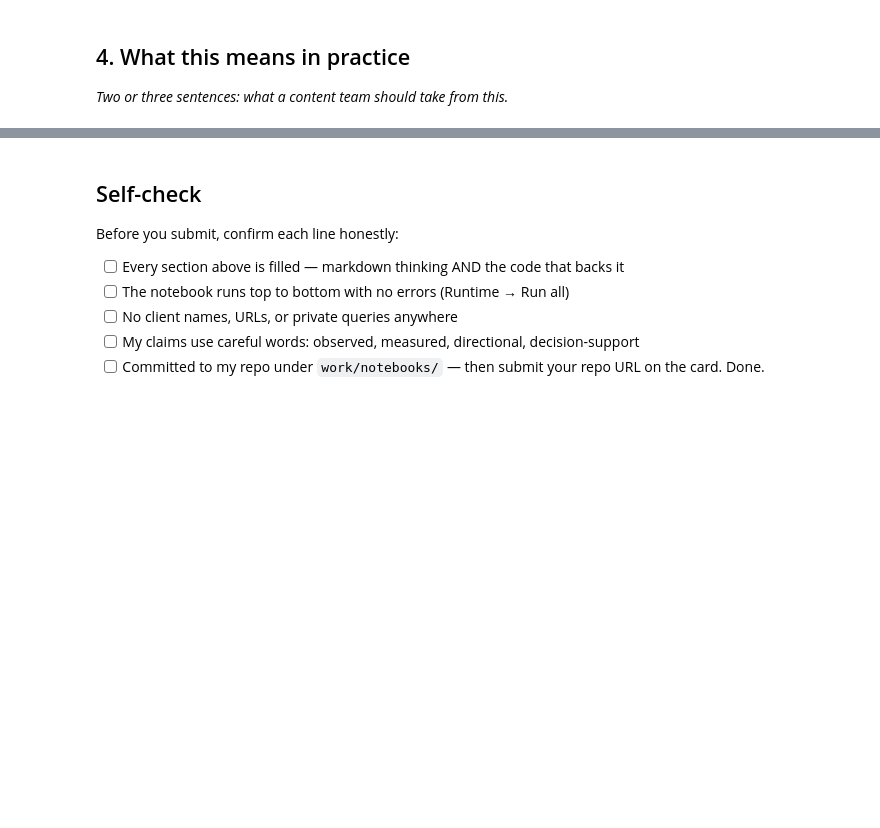
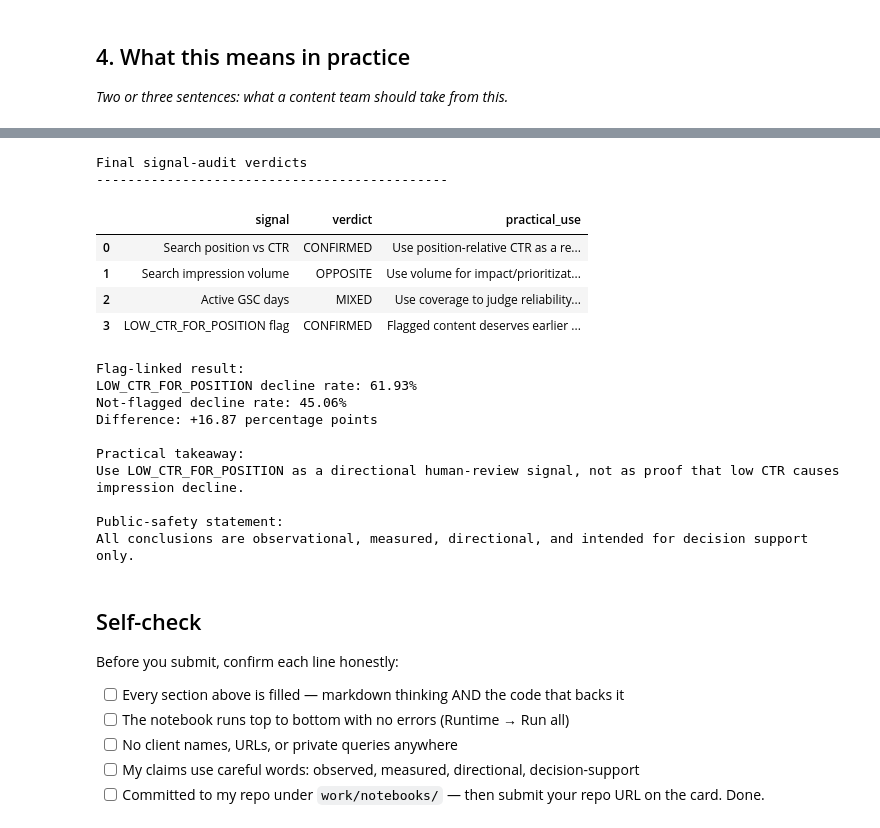
Before and after one commit to azam-hussain-ml/Starter-Notebook-flyrank-ml-internship, a Jupyter notebook: work/notebooks/w04_signal_audit.ipynb, the cells around one changed output, grey strips where cells are left out. Cells and saved outputs as stored; diff of their text form; code cells hidden in the pictures; blank space fills up the shorter version.

Commit message:
Complete ML-06 signal audit and flag validation

```diff
--- a/work/notebooks/w04_signal_audit.ipynb
+++ b/work/notebooks/w04_signal_audit.ipynb
@@ -25,3 +551,68 @@ This skeleton is yours to fill. Work the sections **in order** — each one has
+# %%
+# ML-06 — Section 4
+# Summarize the practical decision-support takeaway.
+
+final_verdicts = pd.DataFrame([
+    {
+        "signal": "Search position vs CTR",
+        "verdict": "CONFIRMED",
+        "practical_use": "Use position-relative CTR as a review signal."
+    },
+    {
+        "signal": "Search impression volume",
+        "verdict": "OPPOSITE",
+        "practical_use": "Use volume for impact/prioritization, not as proof of higher decline risk."
+    },
+    {
+        "signal": "Active GSC days",
+        "verdict": "MIXED",
+        "practical_use": "Use coverage to judge reliability, not as a simple standalone risk rule."
+    },
+    {
+        "signal": "LOW_CTR_FOR_POSITION flag",
+        "verdict": "CONFIRMED",
+        "practical_use": "Flagged content deserves earlier human review."
+    }
+])
+
+print("Final signal-audit verdicts")
+print("---------------------------------------------")
+display(final_verdicts)
+
+print("\nFlag-linked result:")
+print("LOW_CTR_FOR_POSITION decline rate: 61.93%")
+print("Not-flagged decline rate: 45.06%")
+print("Difference: +16.87 percentage points")
+
+print("\nPractical takeaway:")
+print(
+    "Use LOW_CTR_FOR_POSITION as a directional human-review signal, "
+    "not as proof that low CTR causes impression decline."
+)
+
+print("\nPublic-safety statement:")
+print(
+    "All conclusions are observational, measured, directional, "
+    "and intended for decision support only."
+)
+# %% [output]
+Final signal-audit verdicts
+---------------------------------------------
+|  | signal | verdict | practical_use |
+| 0 | Search position vs CTR | CONFIRMED | Use position-relative CTR as a re... |
+| 1 | Search impression volume | OPPOSITE | Use volume for impact/prioritizat... |
+| 2 | Active GSC days | MIXED | Use coverage to judge reliability... |
+| 3 | LOW_CTR_FOR_POSITION flag | CONFIRMED | Flagged content deserves earlier ... |
+Flag-linked result:
+LOW_CTR_FOR_POSITION decline rate: 61.93%
+Not-flagged decline rate: 45.06%
+Difference: +16.87 percentage points
+
+Practical takeaway:
+Use LOW_CTR_FOR_POSITION as a directional human-review signal, not as proof that low CTR causes impression decline.
+
+Public-safety statement:
+All conclusions are observational, measured, directional, and intended for decision support only.
 # %% [markdown]
 ## Self-check
 
```
Also changed, not shown: parts of 9 cells of this notebook.
